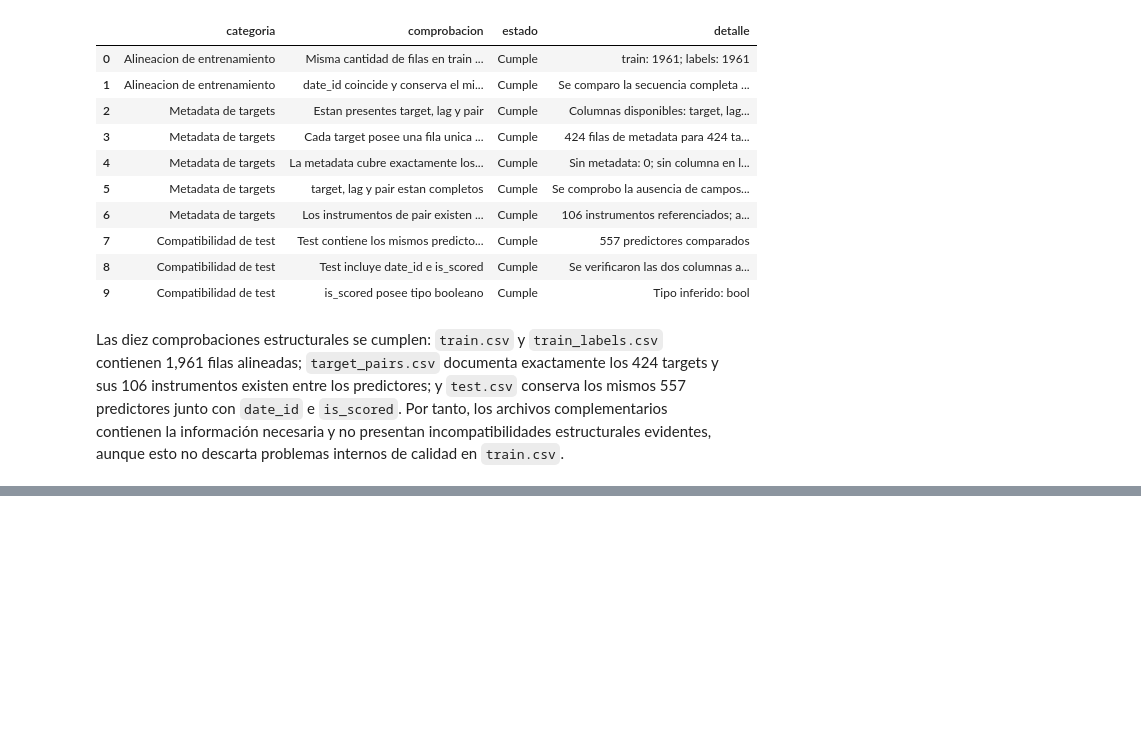
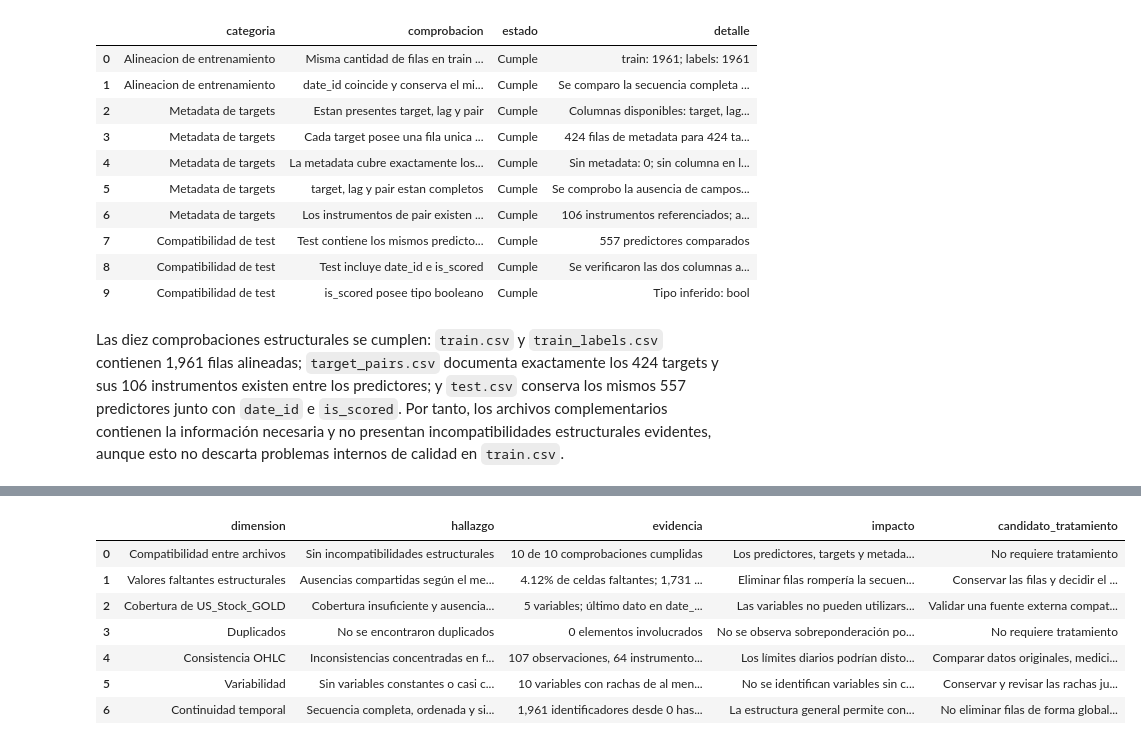
Before and after one commit to Bamo0507/Proyecto_2_EDA_Data_Science, a Jupyter notebook: notebooks/01_analisis_exploratorio.ipynb, the cells around one changed output, grey strips where cells are left out. Saved outputs shown, nothing was run; the diff lists cells and outputs as text; code cells hidden in the pictures; blank space fills up the shorter version.

```diff
--- a/notebooks/01_analisis_exploratorio.ipynb
+++ b/notebooks/01_analisis_exploratorio.ipynb
@@ -477,0 +976,72 @@ Las diez comprobaciones estructurales se cumplen: `train.csv` y `train_labels.cs
+# %%
+date_id_minimo = int(train["date_id"].min())
+date_id_maximo = int(train["date_id"].max())
+secuencia_date_id_esperada = list(range(date_id_minimo, date_id_maximo + 1))
+secuencia_date_id_completa = (
+    train["date_id"].tolist() == secuencia_date_id_esperada
+)
+
+diagnostico_consolidado = pd.DataFrame(
+    [
+        {
+            "dimension": "Compatibilidad entre archivos",
+            "hallazgo": "Sin incompatibilidades estructurales",
+            "evidencia": f"{int(diagnostico_compatibilidad['cumple'].sum())} de {len(diagnostico_compatibilidad)} comprobaciones cumplidas",
+            "impacto": "Los predictores, targets y metadatos pueden relacionarse correctamente",
+            "candidato_tratamiento": "No requiere tratamiento",
+        },
+        {
+            "dimension": "Valores faltantes estructurales",
+            "hallazgo": "Ausencias compartidas según el mercado",
+            "evidencia": f"{total_faltantes / total_celdas * 100:.2f}% de celdas faltantes; {filas_con_faltantes:,} de {len(train):,} filas afectadas",
+            "impacto": "Eliminar filas rompería la secuencia y descartaría información válida de otros mercados",
+            "candidato_tratamiento": "Conservar las filas y decidir el manejo por variable y por análisis",
+        },
+        {
+            "dimension": "Cobertura de US_Stock_GOLD",
+            "hallazgo": "Cobertura insuficiente y ausencia completa en test",
+            "evidencia": f"{len(columnas_gold)} variables; último dato en date_id 258; {len(targets_con_gold)} targets asociados",
+            "impacto": "Las variables no pueden utilizarse directamente para predecir test",
+            "candidato_tratamiento": "Validar una fuente externa compatible; si no existe, considerar excluir las cinco variables",
+        },
+        {
+            "dimension": "Duplicados",
+            "hallazgo": "No se encontraron duplicados",
+            "evidencia": f"{int(diagnostico_duplicados['cantidad_involucrada'].sum())} elementos involucrados",
+            "impacto": "No se observa sobreponderación por repetición exacta",
+            "candidato_tratamiento": "No requiere tratamiento",
+        },
+        {
+            "dimension": "Consistencia OHLC",
+            "hallazgo": "Inconsistencias concentradas en fechas específicas",
+            "evidencia": f"{len(violaciones_ohlc)} observaciones, {violaciones_ohlc['instrumento'].nunique()} instrumentos y {violaciones_ohlc['date_id'].nunique()} fechas",
+            "impacto": "Los límites diarios podrían distorsionar análisis que utilicen máximos o mínimos",
+            "candidato_tratamiento": "Comparar datos originales, mediciones marcadas como ausentes y corrección mínima de límites",
+        },
+        {
+            "dimension": "Variabilidad",
+            "hallazgo": "Sin variables constantes o casi constantes",
+            "evidencia": f"{len(variables_con_rachas_prolongadas)} variables con rachas de al menos cinco observaciones; máximo de {int(resumen_variabilidad['racha_maxima_sin_cambios'].max())}",
+            "impacto": "No se identifican variables sin capacidad de cambiar en el tiempo",
+            "candidato_tratamiento": "Conservar y revisar las rachas junto con el tipo de instrumento",
+        },
+        {
+            "dimension": "Continuidad temporal",
+            "hallazgo": "Secuencia completa, ordenada y sin date_id repetidos",
+            "evidencia": f"{len(train):,} identificadores desde {date_id_minimo} hasta {date_id_maximo}; continuidad: {'Sí' if secuencia_date_id_completa else 'No'}",
+            "impacto": "La estructura general permite conservar el orden de la serie",
+            "candidato_tratamiento": "No eliminar filas de forma global por valores faltantes",
+        },
+    ]
+)
+
+diagnostico_consolidado
+# %% [output]
+|  | dimension | hallazgo | evidencia | impacto | candidato_tratamiento |
+| 0 | Compatibilidad entre archivos | Sin incompatibilidades estructurales | 10 de 10 comprobaciones cumplidas | Los predictores, targets y metada... | No requiere tratamiento |
+| 1 | Valores faltantes estructurales | Ausencias compartidas según el me... | 4.12% de celdas faltantes; 1,731 ... | Eliminar filas rompería la secuen... | Conservar las filas y decidir el ... |
+| 2 | Cobertura de US_Stock_GOLD | Cobertura insuficiente y ausencia... | 5 variables; último dato en date_... | Las variables no pueden utilizars... | Validar una fuente externa compat... |
+| 3 | Duplicados | No se encontraron duplicados | 0 elementos involucrados | No se observa sobreponderación po... | No requiere tratamiento |
+| 4 | Consistencia OHLC | Inconsistencias concentradas en f... | 107 observaciones, 64 instrumento... | Los límites diarios podrían disto... | Comparar datos originales, medici... |
+| 5 | Variabilidad | Sin variables constantes o casi c... | 10 variables con rachas de al men... | No se identifican variables sin c... | Conservar y revisar las rachas ju... |
+| 6 | Continuidad temporal | Secuencia completa, ordenada y si... | 1,961 identificadores desde 0 has... | La estructura general permite con... | No eliminar filas de forma global... |
```
Also changed, not shown: parts of 19 cells of this notebook.
